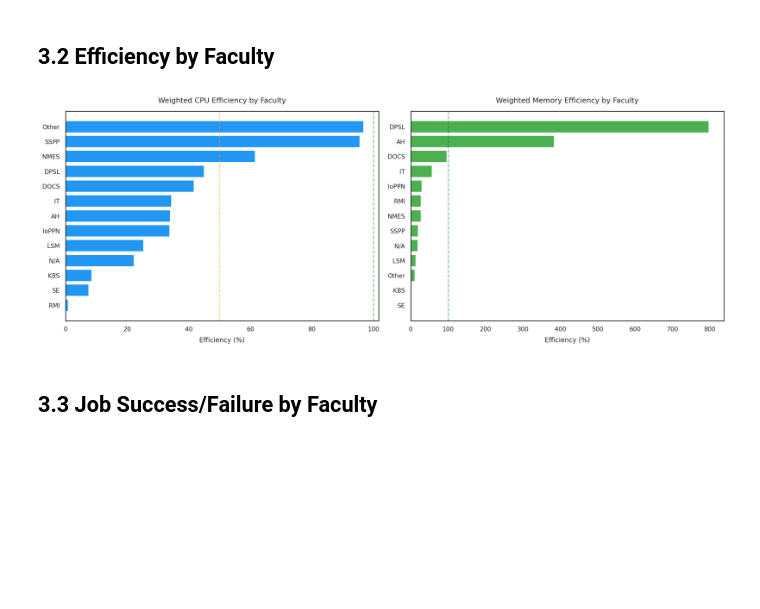
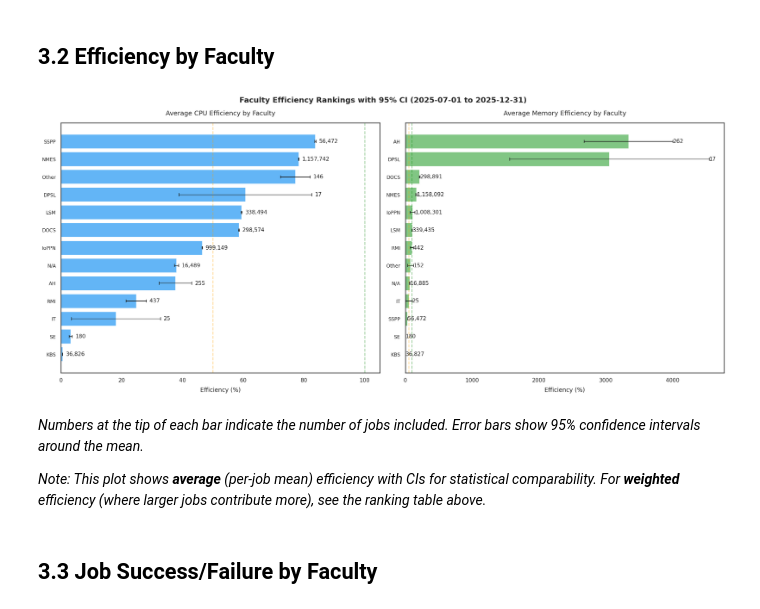
Before and after one commit to kcl-eresearch/hpc-data-analysis, a Jupyter notebook: notebooks/visualisation_infrastructure.ipynb, the cells around one changed output. Cells and saved outputs as stored; diff of their text form; code cells hidden in the pictures; blank space fills up the shorter version.

```diff
--- a/notebooks/visualisation_infrastructure.ipynb
+++ b/notebooks/visualisation_infrastructure.ipynb
@@ -245,7 +236,7 @@ df_plot = df_faculties.sort_values('job_count', ascending=True)
 
 # Try to load per-job data
 try:
-    df_jobs = pd.read_csv(JOB_LEVEL_PATH)
+    df_jobs = pd.read_csv(JOB_LEVEL_PATH, comment='#')
     if 'faculty' in df_jobs.columns:
         df_jobs['faculty'] = df_jobs['faculty'].str.strip('"')
         df_jobs['faculty'] = df_jobs['faculty'].replace(FACULTY_MERGE)
@@ -472,14 +463,14 @@ def plot_efficiency():
     if not HAS_JOB_DATA or 'faculty' not in df_jobs.columns:
         # Fallback to aggregate data without CIs
         fig, axes = plt.subplots(1, 2, figsize=(16, 6))
-        sorted_df = df_faculties.sort_values(CPU_EFF_COL, ascending=True)
-        axes[0].barh(sorted_df['faculty_short'], sorted_df[CPU_EFF_COL], color='#2196f3')
+        sorted_df = df_faculties.sort_values('weighted_cpu_eff_req', ascending=True)
+        axes[0].barh(sorted_df['faculty_short'], sorted_df['weighted_cpu_eff_req'], color='#2196f3')
         axes[0].set_xlabel('Efficiency (%)')
         axes[0].set_title('Weighted CPU Efficiency by Faculty')
         axes[0].axvline(x=100, color='green', linestyle='--', alpha=0.5)
         axes[0].axvline(x=50, color='orange', linestyle='--', alpha=0.5)
-        sorted_df = df_faculties.sort_values(MEM_EFF_COL, ascending=True)
-        axes[1].barh(sorted_df['faculty_short'], sorted_df[MEM_EFF_COL], color='#4caf50')
+        sorted_df = df_faculties.sort_values('weighted_mem_eff', ascending=True)
+        axes[1].barh(sorted_df['faculty_short'], sorted_df['weighted_mem_eff'], color='#4caf50')
         axes[1].set_xlabel('Efficiency (%)')
         axes[1].set_title('Weighted Memory Efficiency by Faculty')
         axes[1].axvline(x=100, color='green', linestyle='--', alpha=0.5)
@@ -500,34 +491,41 @@ def plot_efficiency():
         ax.barh(y, fstats['mean'], xerr=fstats['ci'],
                 color=color, alpha=0.7, edgecolor='white',
                 capsize=3, error_kw={'lw': 1})
         ax.set_yticks(list(y))
         ax.set_yticklabels(fstats['faculty_short'], fontsize=9)
         ax.set_xlabel('Efficiency (%)')
         ax.set_title(title)
         ax.axvline(50, color='orange', ls='--', alpha=0.4)
         ax.axvline(100, color='green', ls='--', alpha=0.4)
 
         for i, (_, row) in enumerate(fstats.iterrows()):
             ax.text(row['mean'] + row['ci'] + 1, i,
                     f'{row["n"]:,}', va='center', fontsize=10)
 
     plt.suptitle(f'Faculty Efficiency Rankings with 95% CI ({DATE_RANGE})',
                  fontsize=14, fontweight='bold')
     plt.tight_layout()
     plt.show()
 
     display(Markdown('''
 *Numbers at the tip of each bar indicate the number of jobs included.
 Error bars show 95% confidence intervals around the mean.*
 
 *Note: This plot shows **average** (per-job mean) efficiency with CIs for
 statistical comparability. For **weighted** efficiency (where larger jobs
 contribute more), see the ranking table above.*
 '''))
 
 plot_efficiency()
 # %% [output]
-[figure, old version]
+[figure, new version]
+
+*Numbers at the tip of each bar indicate the number of jobs included.
+Error bars show 95% confidence intervals around the mean.*
+
+*Note: This plot shows **average** (per-job mean) efficiency with CIs for
+statistical comparability. For **weighted** efficiency (where larger jobs
+contribute more), see the ranking table above.*
 # %% [markdown]
 ## 3.3 Job Success/Failure by Faculty
 # %%
```
Also changed, not shown: parts of 12 cells of this notebook, 9 other files.
